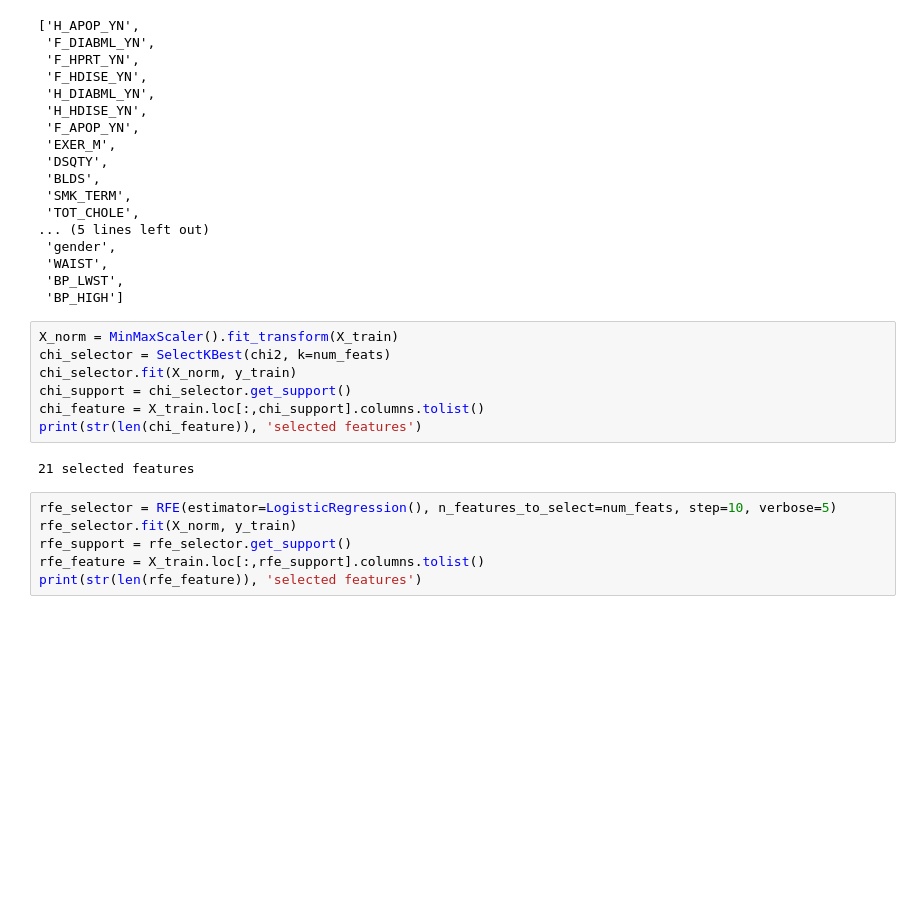
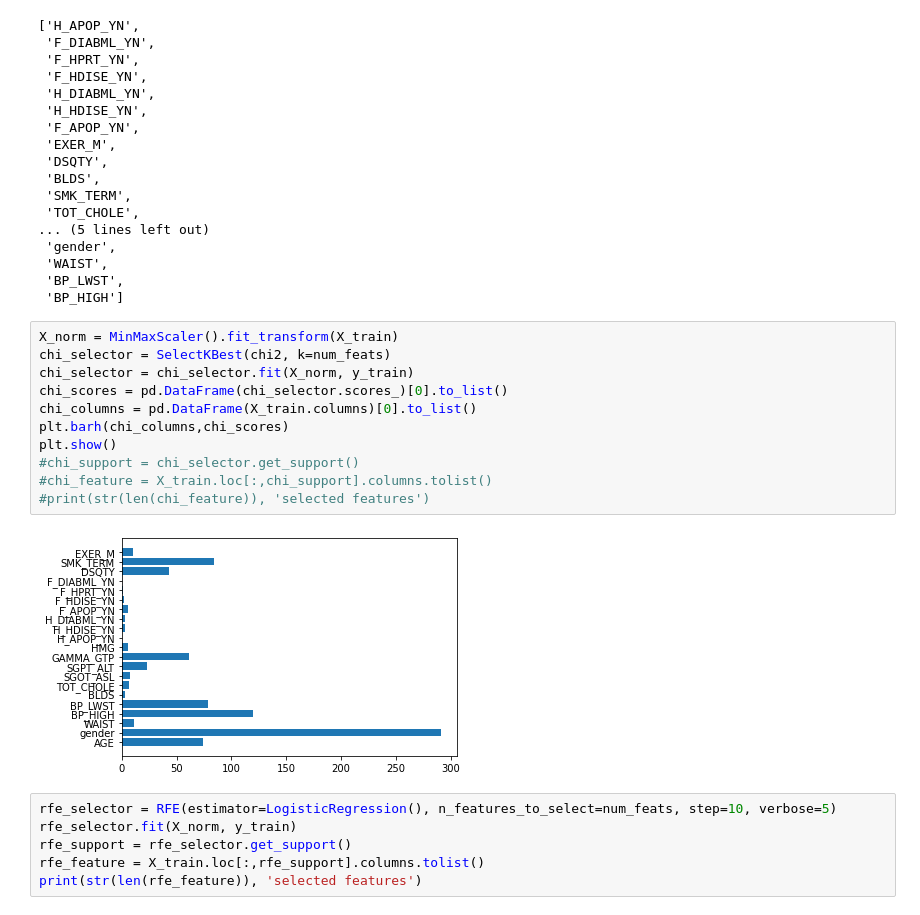
Before and after one commit to istiaqahmedfahim/restart_2022, a Jupyter notebook: Stacking.ipynb, the cells around one changed output. Cells and saved outputs as stored; diff of their text form; blank space fills up the shorter version.

```diff
--- a/Stacking.ipynb
+++ b/Stacking.ipynb
@@ -385,12 +385,16 @@ cor_feature
 # %%
 X_norm = MinMaxScaler().fit_transform(X_train)
 chi_selector = SelectKBest(chi2, k=num_feats)
-chi_selector.fit(X_norm, y_train)
-chi_support = chi_selector.get_support()
-chi_feature = X_train.loc[:,chi_support].columns.tolist()
-print(str(len(chi_feature)), 'selected features')
+chi_selector = chi_selector.fit(X_norm, y_train)
+chi_scores = pd.DataFrame(chi_selector.scores_)[0].to_list()
+chi_columns = pd.DataFrame(X_train.columns)[0].to_list()
+plt.barh(chi_columns,chi_scores)
+plt.show()
+#chi_support = chi_selector.get_support()
+#chi_feature = X_train.loc[:,chi_support].columns.tolist()
+#print(str(len(chi_feature)), 'selected features')
 # %% [output]
-21 selected features
+[figure, added]
 # %%
 rfe_selector = RFE(estimator=LogisticRegression(), n_features_to_select=num_feats, step=10, verbose=5)
 rfe_selector.fit(X_norm, y_train)
```
